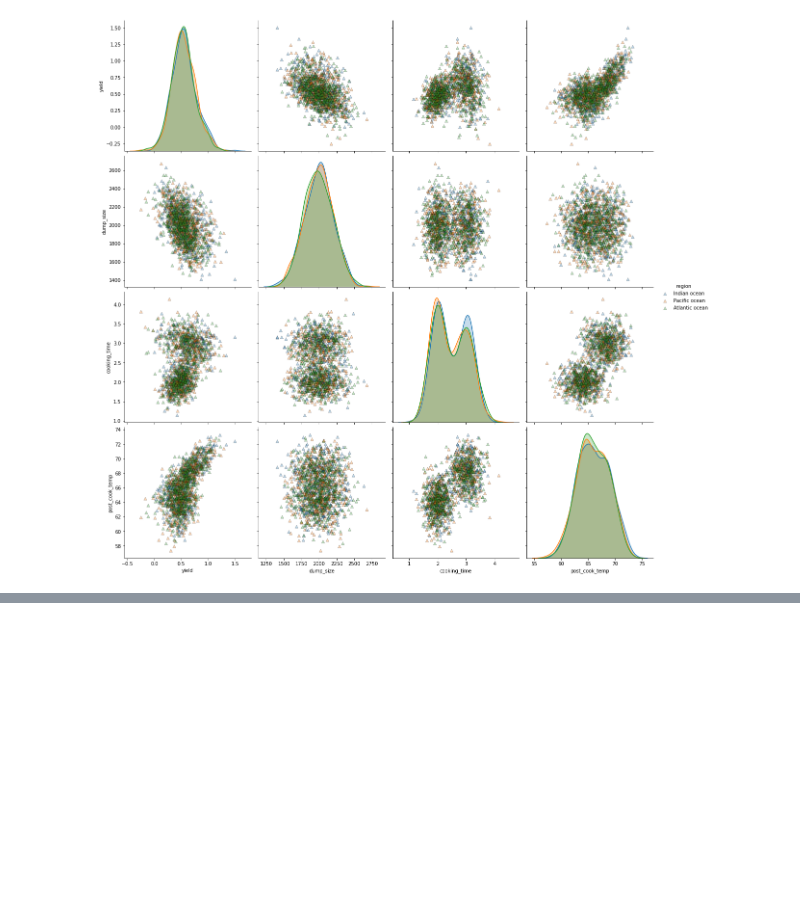
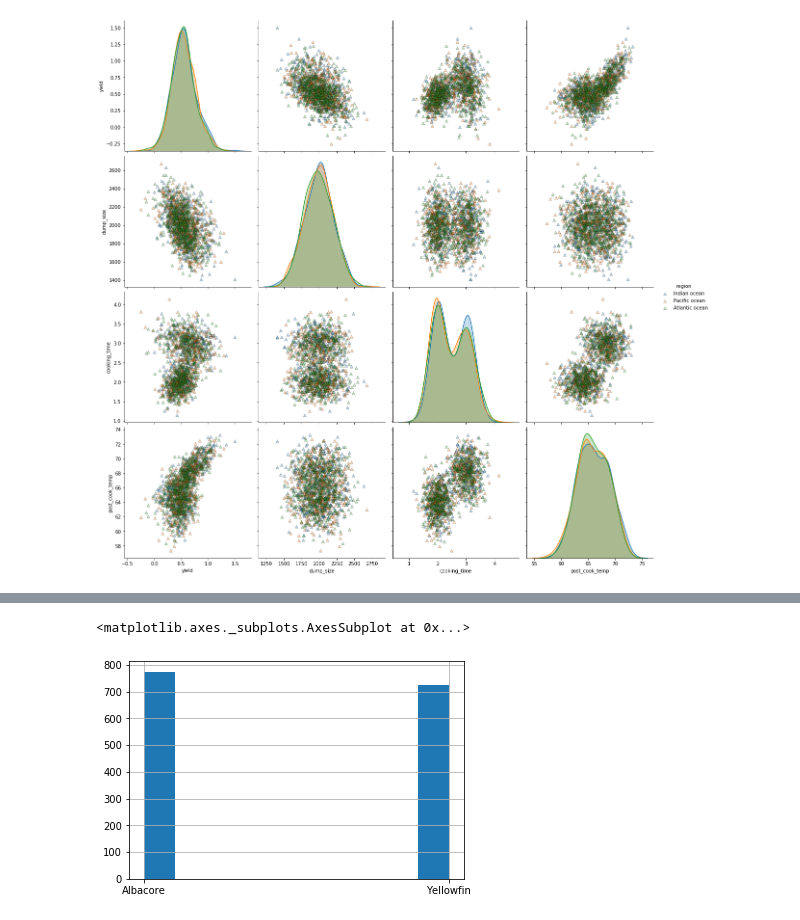
Before and after one commit to hbbhsy/TakeHome, a Jupyter notebook: ThisFish/ThisFish_Agnes_He.ipynb, the cells around one changed output, grey strips where cells are left out. Saved outputs shown, nothing was run; the diff lists cells and outputs as text; code cells hidden in the pictures; blank space fills up the shorter version.

```diff
--- a/ThisFish/ThisFish_Agnes_He.ipynb
+++ b/ThisFish/ThisFish_Agnes_He.ipynb
@@ -125,0 +111,5 @@ gradBoo.score(X_test, y_test)
+# %%
+q1_df['species'].hist()
+# %% [output]
+<matplotlib.axes._subplots.AxesSubplot at 0x...>
+[figure, added]
```
Also changed, not shown: parts of 55 cells of this notebook.
